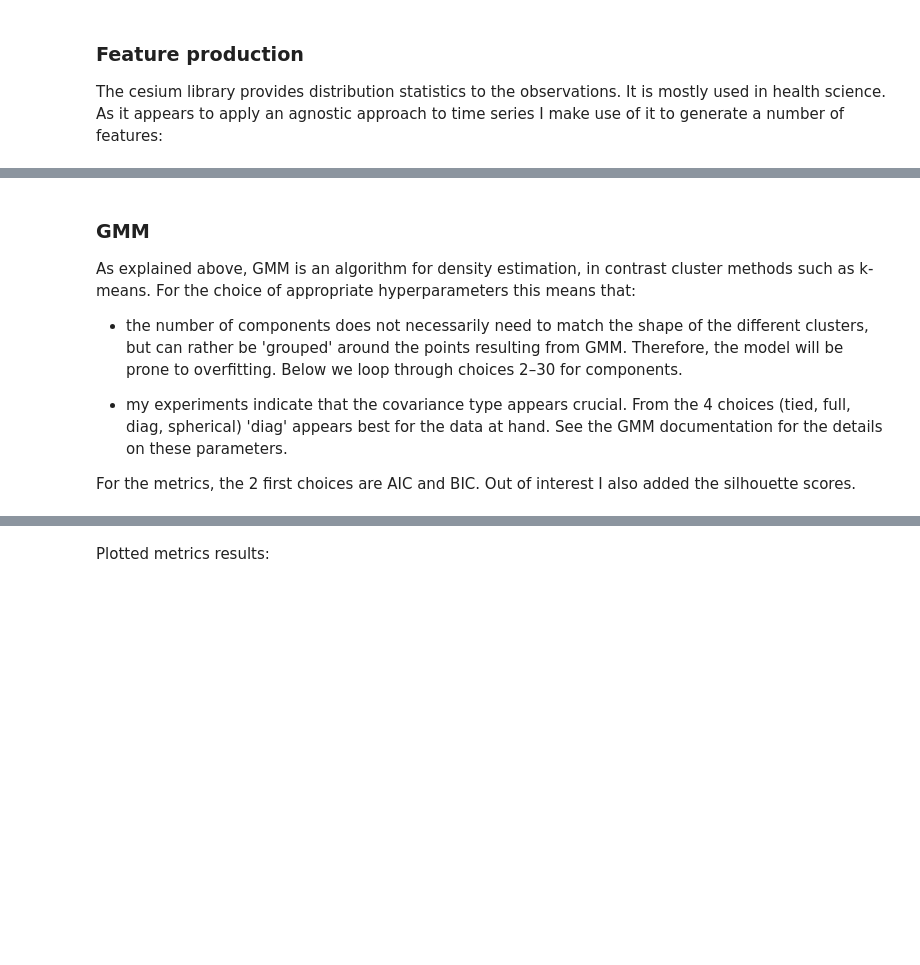
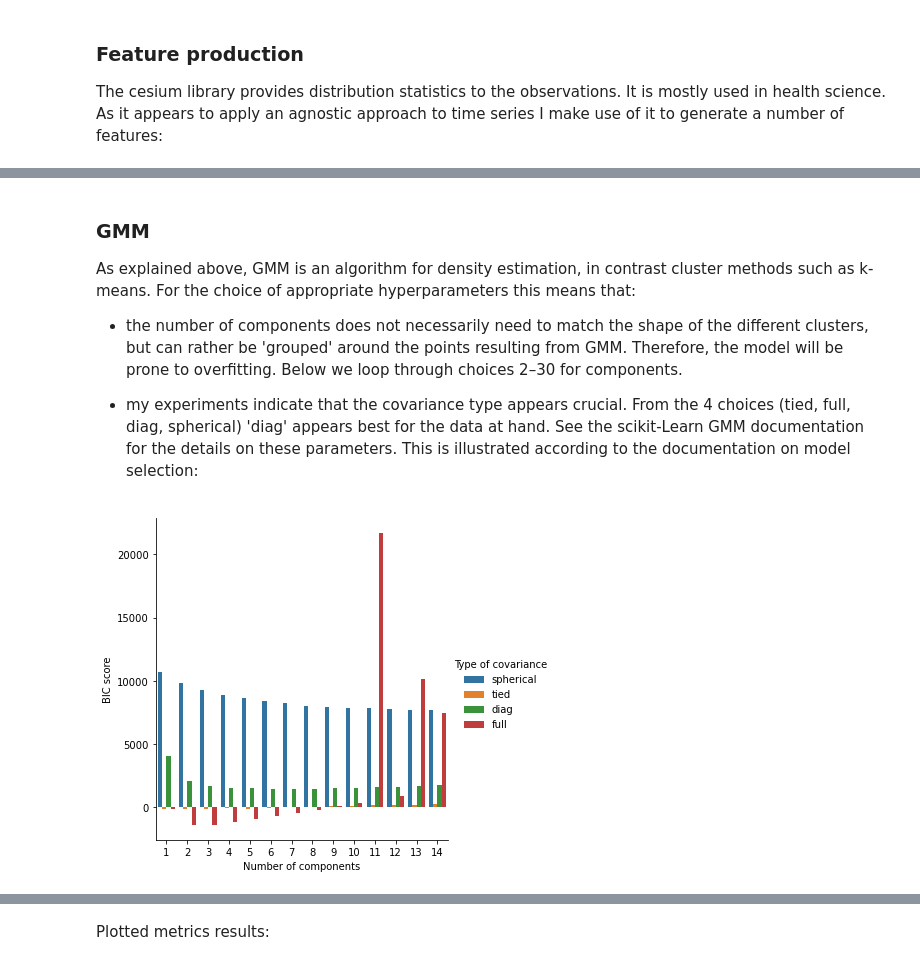
Before and after one commit to sachaschwab/Trade-Data-Clustering, a Jupyter notebook: code.ipynb, the cells around one changed output, grey strips where cells are left out. Saved outputs shown, nothing was run; the diff lists cells and outputs as text; code cells hidden in the pictures; blank space fills up the shorter version.

```diff
--- a/code.ipynb
+++ b/code.ipynb
@@ -115,6 +119,47 @@ As explained above, GMM is an algorithm for density estimation, in contrast clus
 
 - the number of components does not necessarily need to match the shape of the different clusters, but can rather be 'grouped' around the points resulting from GMM. Therefore, the model will be prone to overfitting. Below we loop through choices 2–30 for components.
 
-- my experiments indicate that the covariance type appears crucial. From the 4 choices (tied, full, diag, spherical) 'diag' appears best for the data at hand. See the GMM documentation for the details on these parameters.
-
-For the metrics, the 2 first choices are AIC and BIC. Out of interest I also added the silhouette scores.
+- my experiments indicate that the covariance type appears crucial. From the 4 choices (tied, full, diag, spherical) 'diag' appears best for the data at hand. See the scikit-Learn GMM documentation for the details on these parameters. This is illustrated according to the documentation on model selection:
+# %%
+from sklearn.model_selection import GridSearchCV
+
+def gmm_bic_score(estimator, X):
+    """Callable to pass to GridSearchCV that will use the BIC score."""
+    # Make it negative since GridSearchCV expects a score to maximize
+    return -estimator.bic(X)
+
+max_params = 15
+param_grid = {
+    "n_components": range(1, max_params),
+    "covariance_type": ["spherical", "tied", "diag", "full"],
+}
+grid_search = GridSearchCV(
+    GMM(), param_grid=param_grid, scoring=gmm_bic_score
+)
+grid_search.fit(X)
+
+df = pd.DataFrame(grid_search.cv_results_)[
+    ["param_n_components", "param_covariance_type", "mean_test_score"]
+]
+df["mean_test_score"] = -df["mean_test_score"]
+df = df.rename(
+    columns={
+        "param_n_components": "Number of components",
+        "param_covariance_type": "Type of covariance",
+        "mean_test_score": "BIC score",
+    }
+)
+df.sort_values(by="BIC score").head()
+
+import seaborn as sns
+
+sns.catplot(
+    data=df,
+    kind="bar",
+    x="Number of components",
+    y="BIC score",
+    hue="Type of covariance",
+)
+plt.show()
+# %% [output]
+[figure, added]
```
Also changed, not shown: parts of 14 cells of this notebook.
